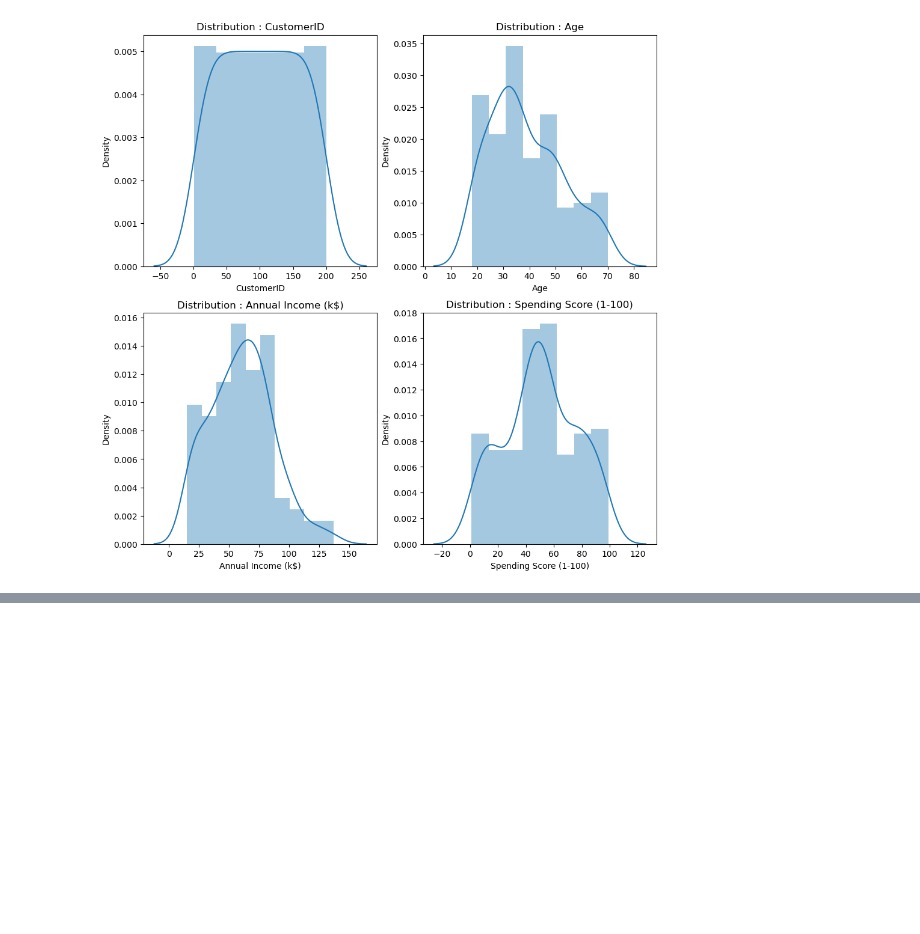
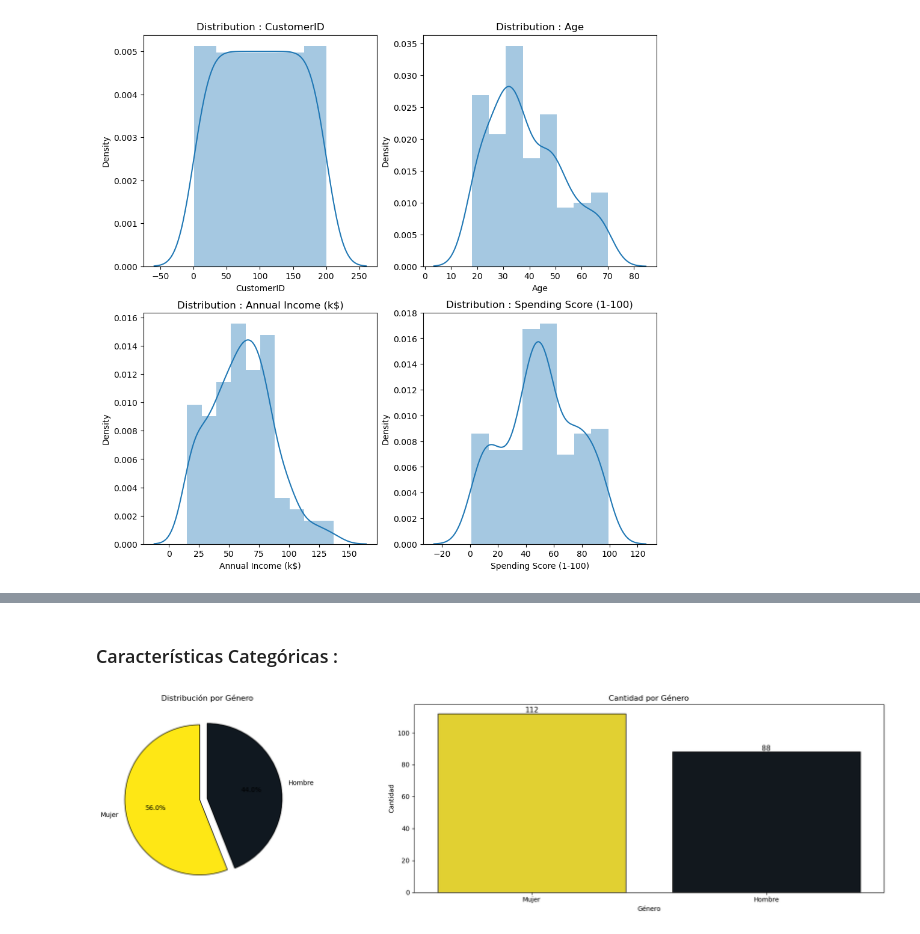
Before and after one commit to DevFntxy/ECBD_9A_IDGS_PRACTICAS_230892, a Jupyter notebook: Practica09/Practica09.ipynb, the cells around one changed output, grey strips where cells are left out. Drawn from its saved outputs; the diff is of its cells as text; code cells hidden in the pictures; blank space fills up the shorter version.

```diff
--- a/Practica09/Practica09.ipynb
+++ b/Practica09/Practica09.ipynb
@@ -198,0 +207,65 @@ https://gist.github.com/mwaskom/de44147ed2974457ad6372750bbe5751
+# %% [markdown]
+### Características Categóricas :
+# %%
+l = list(data['Genre'].value_counts())
+
+circle = [
+    l[0] / sum(l) * 100,
+    l[1] / sum(l) * 100
+]
+
+colors = ['#FEE715', '#101820']
+
+fig, ax = plt.subplots(nrows=1, ncols=2, figsize=(20, 5))
+
+# Gráfica de pastel
+plt.subplot(1, 2, 1)
+
+plt.pie(
+    circle,
+    labels=['Mujer', 'Hombre'],
+    autopct='%1.1f%%',
+    startangle=90,
+    explode=(0.1, 0),
+    colors=colors,
+    wedgeprops={
+        'edgecolor': 'black',
+        'linewidth': 1,
+        'antialiased': True
+    }
+)
+
+plt.title('Distribución por Género')
+
+
+# Gráfica de barras
+plt.subplot(1, 2, 2)
+
+ax = sns.countplot(
+    x='Genre',
+    data=df1,
+    palette=colors,
+    edgecolor='black',
+    hue='Genre',
+    legend=False
+)
+
+for rect in ax.patches:
+    ax.text(
+        rect.get_x() + rect.get_width() / 2,
+        rect.get_height() + 0.75,
+        int(rect.get_height()),
+        horizontalalignment='center',
+        fontsize=11
+    )
+
+plt.title('Cantidad por Género')
+plt.xlabel('Género')
+plt.ylabel('Cantidad')
+
+ax.set_xticklabels(['Mujer', 'Hombre'])
+
+plt.tight_layout()
+plt.show()
+# %% [output]
+[figure, added]
```
Also changed, not shown: parts of 6 cells of this notebook.
